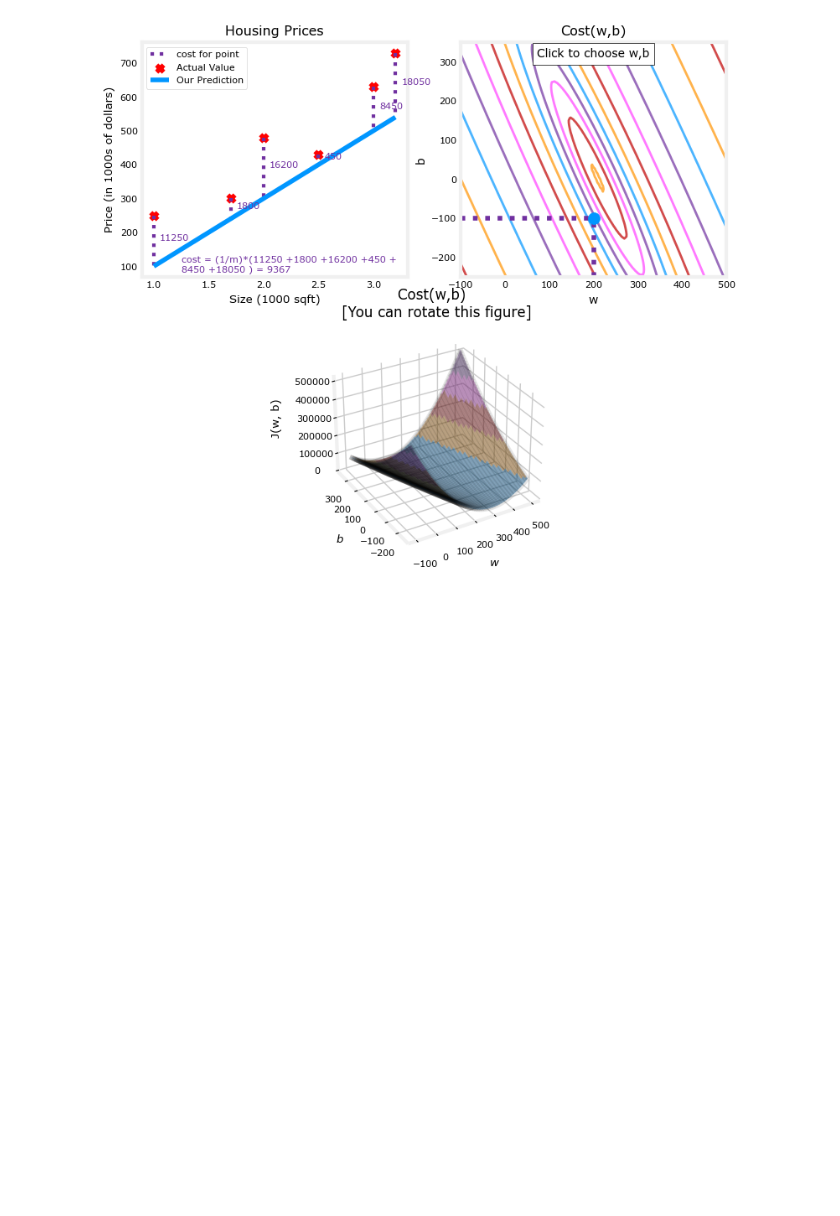
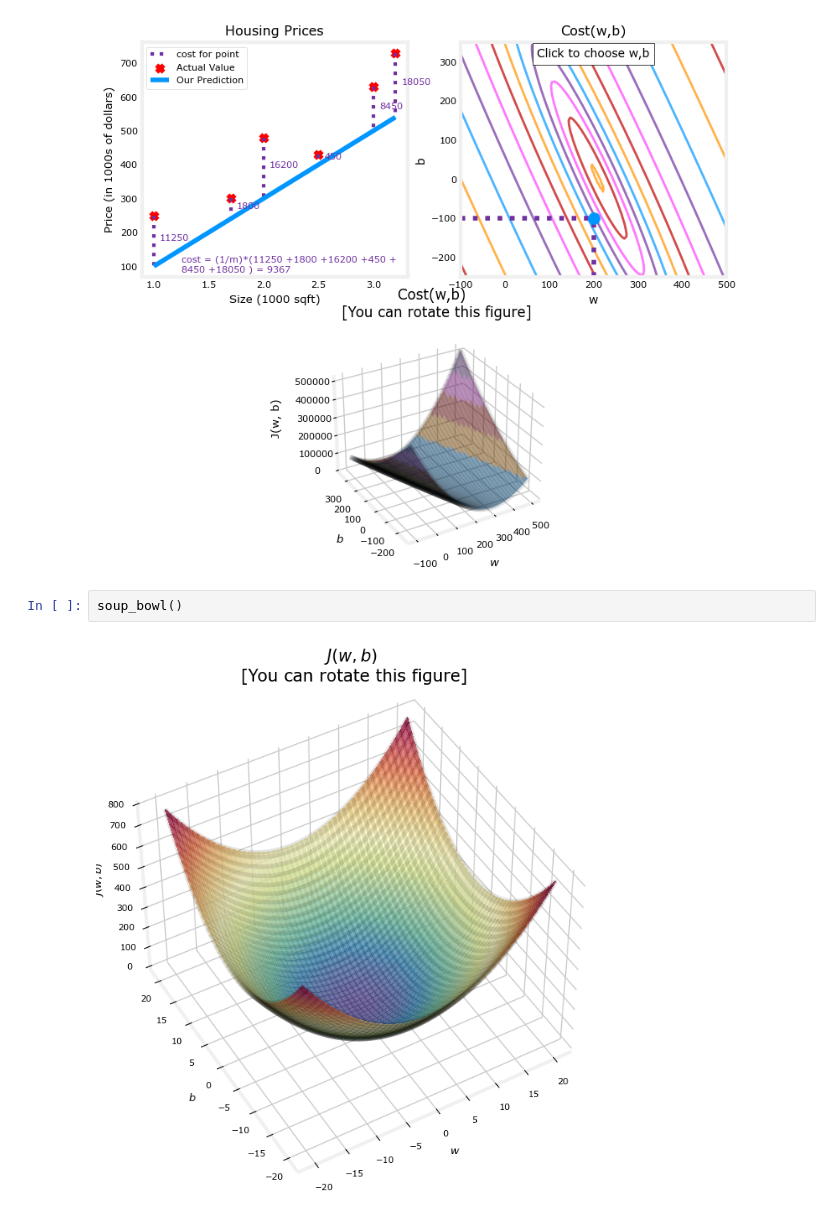
Before and after one commit to Shubham91999/SML_Regression-Classification, a Jupyter notebook: Cost_Function.ipynb, the cells around one changed output. Drawn from its saved outputs; the diff is of its cells as text; blank space fills up the shorter version.

Commit message:
Soup Bowl added

```diff
--- a/Cost_Function.ipynb
+++ b/Cost_Function.ipynb
@@ -50,3 +50,7 @@ fig, ax, dyn_items = plt_stationary(x_train, y_train)
 updater = plt_update_onclick(fig, ax, x_train, y_train, dyn_items)
 # %% [output]
 [figure]
+# %%
+soup_bowl()
+# %% [output]
+[figure, added]
```
